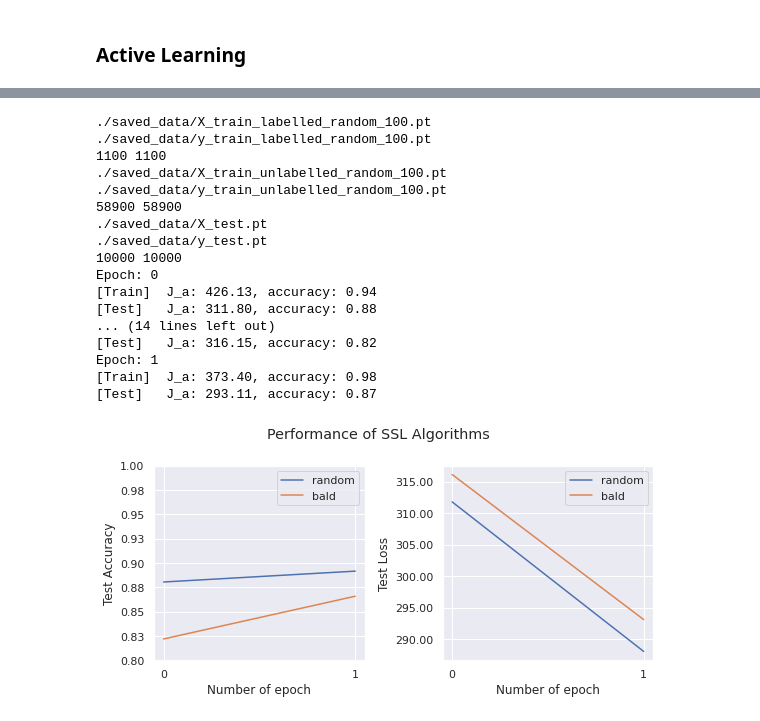
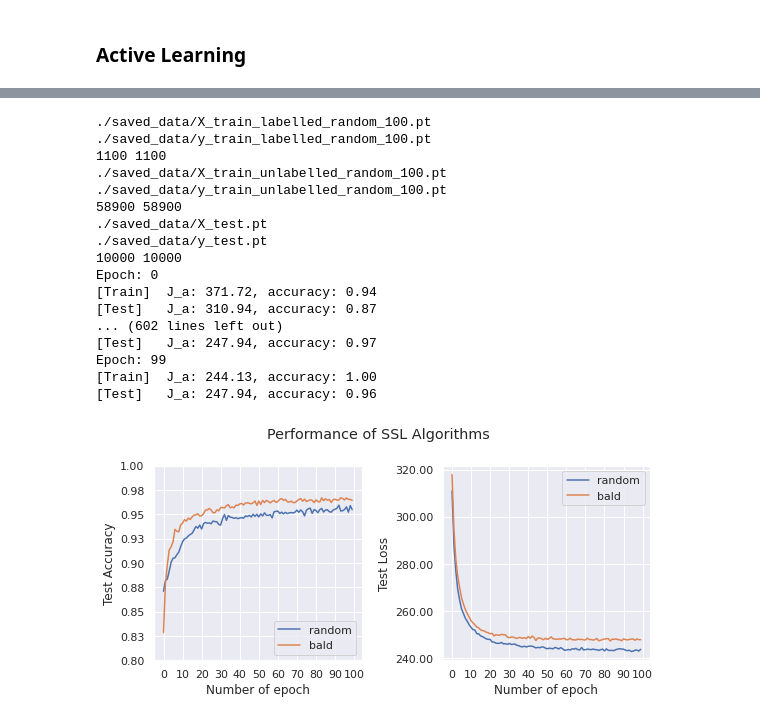
Before and after one commit to milexjaro/semi-supervised-active-learning-pytorch, a Jupyter notebook: Semi-Supervised Active Learning.ipynb, the cells around one changed output, grey strips where cells are left out. Saved outputs shown, nothing was run; the diff lists cells and outputs as text; code cells hidden in the pictures.

```diff
--- a/Semi-Supervised Active Learning.ipynb
+++ b/Semi-Supervised Active Learning.ipynb
@@ -375,7 +375,7 @@ for algorithm in SSL_metrics.keys():
 
     for epoch in range(SSL_EPOCHS):
         model.train()
-        loss, accuracy = (0, 0)
+        total_loss, accuracy = (0, 0)
         for (x, y), (u, _) in zip(cycle(labelled), unlabelled):
             # Wrap in variables
             x, y, u = Variable(x).cuda(device=0), Variable(y).cuda(device=0), Variable(u).cuda(device=0)
@@ -438,13 +438,13 @@ for algorithm in SSL_metrics.keys():
 ./saved_data/y_test.pt
 10000 10000
 Epoch: 0
-[Train]  J_a: 426.13, accuracy: 0.94
-[Test]   J_a: 311.80, accuracy: 0.88
-... (14 lines left out)
-[Test]   J_a: 316.15, accuracy: 0.82
-Epoch: 1
-[Train]  J_a: 373.40, accuracy: 0.98
-[Test]   J_a: 293.11, accuracy: 0.87
+[Train]  J_a: 371.72, accuracy: 0.94
+[Test]   J_a: 310.94, accuracy: 0.87
+... (602 lines left out)
+[Test]   J_a: 247.94, accuracy: 0.97
+Epoch: 99
+[Train]  J_a: 244.13, accuracy: 1.00
+[Test]   J_a: 247.94, accuracy: 0.96
 # %%
 # Save performance histories
 # Test
@@ -471,33 +471,33 @@ fig, (ax0, ax1) = plt.subplots(nrows=1, ncols=2, sharex=True,
 
 # Set y axis format
 ax0.yaxis.set_major_formatter(FormatStrFormatter('%.2f'))
 # Major ticks every 20, minor ticks every 5
-major_ticks = np.arange(0, SSL_EPOCHS+1,1)
+major_ticks = np.arange(0, SSL_EPOCHS+1,10)
 ax0.set_xticks(major_ticks)
 
 x_ticks = np.arange(0, SSL_EPOCHS,1)
 ax0.plot(x_ticks, SSL_test_accuracy_histories['random_test_accuracy'], label = 'random')
 ax0.plot(x_ticks, SSL_test_accuracy_histories['bald_test_accuracy'], label = 'bald')
 ax0.set_ylim([0.8,1])
 ax0.set_ylabel("Test Accuracy")
 ax0.set_xlabel("Number of epoch")
 ax0.legend()
 
 # Set y axis format
 ax1.yaxis.set_major_formatter(FormatStrFormatter('%.2f'))
 # Major ticks every 20, minor ticks every 5
-major_ticks = np.arange(0, SSL_EPOCHS+1,1)
+major_ticks = np.arange(0, SSL_EPOCHS+1,10)
 ax1.set_xticks(major_ticks)
 
 x_ticks = np.arange(0, SSL_EPOCHS,1)
 ax1.plot(x_ticks, SSL_test_loss_histories['random_test_loss'], label = 'random')
 ax1.plot(x_ticks, SSL_test_loss_histories['bald_test_loss'], label = 'bald')
 # ax1.set_ylim([0.8,1])
 ax1.set_ylabel("Test Loss")
 ax1.set_xlabel("Number of epoch")
 ax1.legend()
 
 fig.suptitle("Performance of SSL Algorithms")
 plt.tight_layout()
 # %% [output]
-[figure, old version]
+[figure, new version]
```
Also changed, not shown: parts of 2 cells of this notebook.
